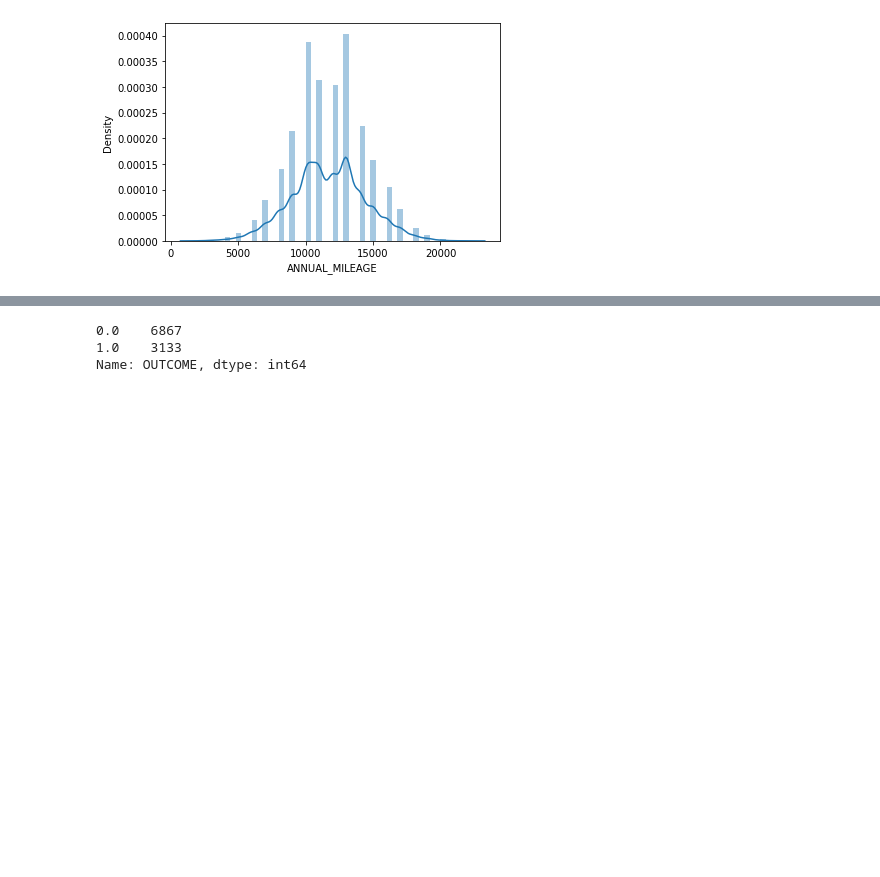
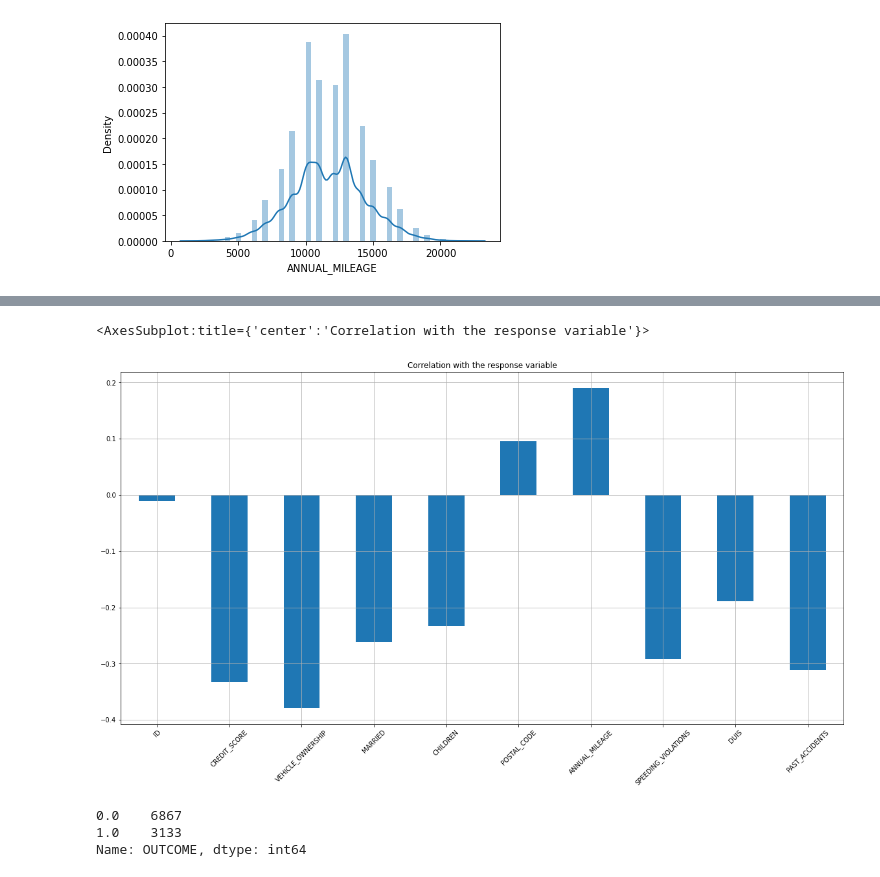
Before and after one commit to NickA-svg/Py.Claims.Classification, a Jupyter notebook: claims_classification.ipynb, the cells around one changed output, grey strips where cells are left out. Drawn from its saved outputs; the diff is of its cells as text; code cells hidden in the pictures; blank space fills up the shorter version.

```diff
--- a/claims_classification.ipynb
+++ b/claims_classification.ipynb
@@ -94,3 +108,8 @@ sns.distplot(df['ANNUAL_MILEAGE'])
+# %%
+df.drop(columns = ['OUTCOME']).corrwith(df.OUTCOME).plot.bar(figsize = (20,10), grid = True, rot = 45, title='Correlation with the response variable')
+# %% [output]
+<AxesSubplot:title={'center':'Correlation with the response variable'}>
+[figure, added]
 # %%
 df['OUTCOME'].value_counts()
 # %% [output]
```
Also changed, not shown: parts of 11 cells of this notebook.
